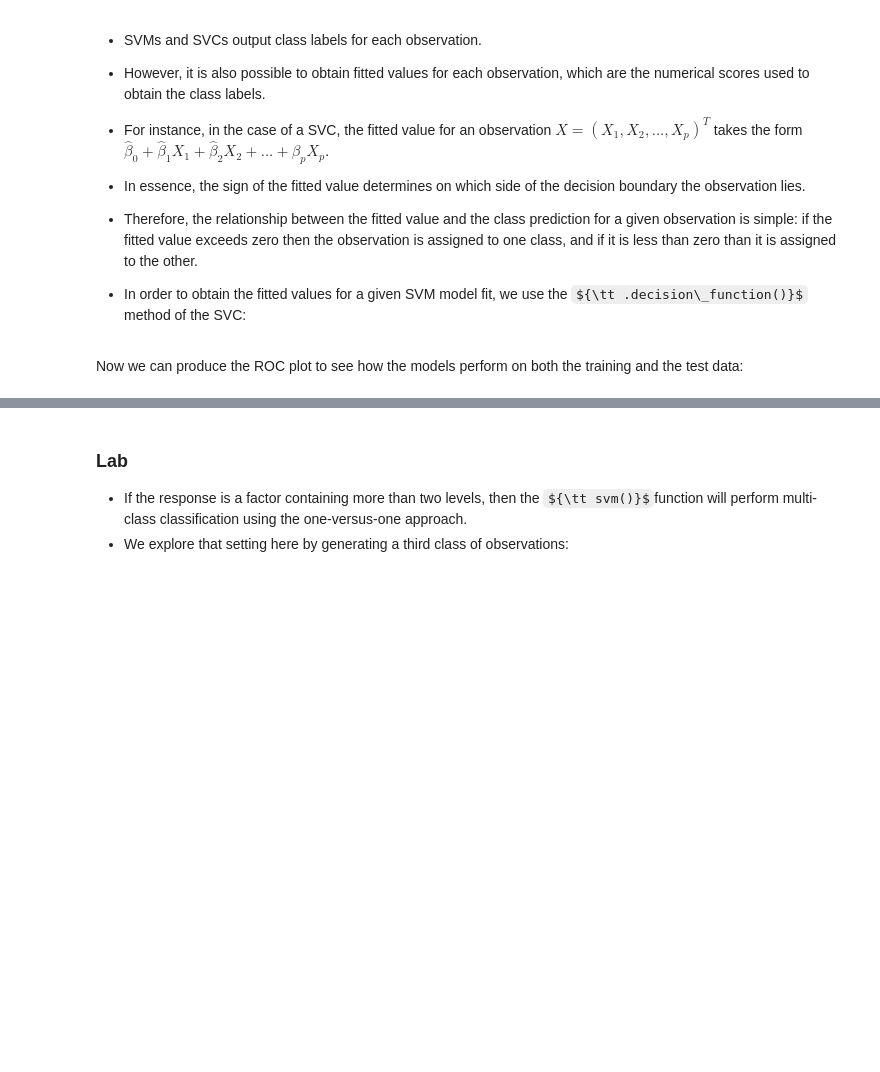
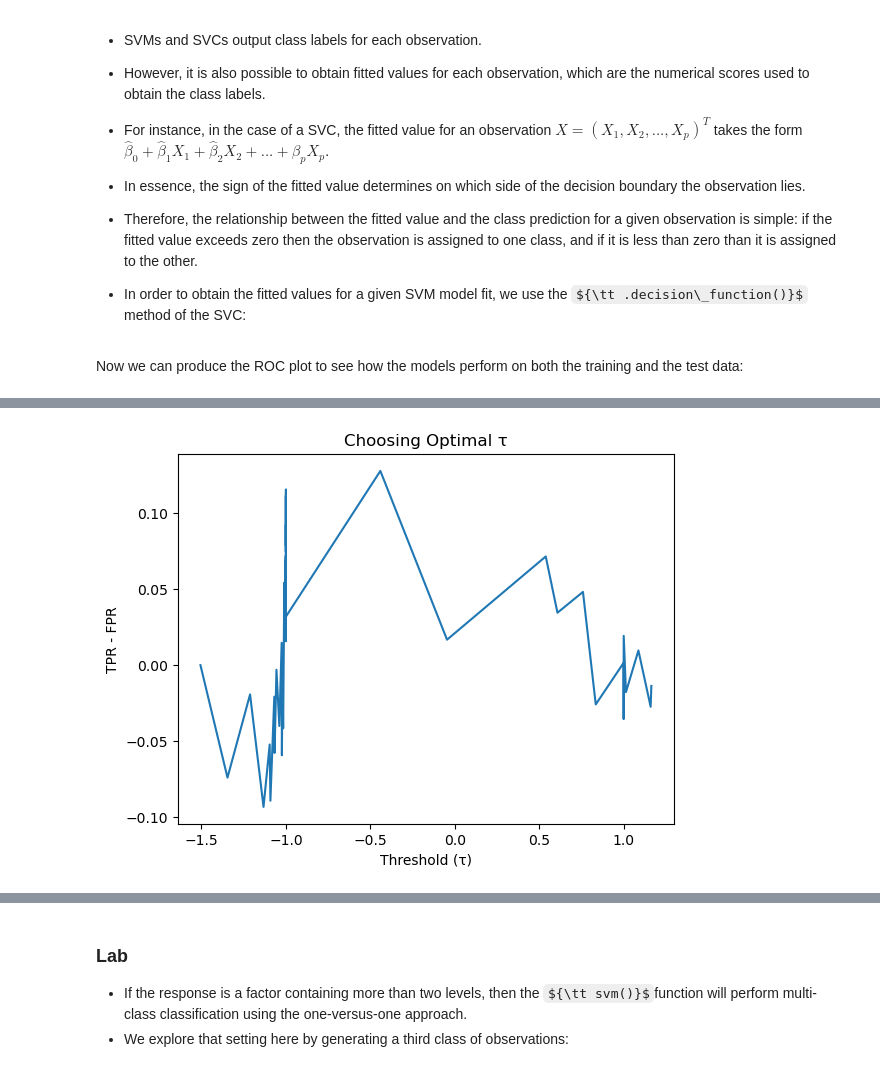
Before and after one commit to hathimazman/Master-Data-Science, a Jupyter notebook: Semester_2/Machine Learning/Week 9.ipynb, the cells around one changed output, grey strips where cells are left out. Cells and saved outputs as stored; diff of their text form; code cells hidden in the pictures; some formulas as TeX source; blank space fills up the shorter version.

```diff
--- a/Semester_2/Machine Learning/Week 9.ipynb
+++ b/Semester_2/Machine Learning/Week 9.ipynb
@@ -400,3 +653,17 @@ for ax in fig.axes:
+# %%
+from sklearn.metrics import roc_curve
+
+fpr, tpr, thresholds = roc_curve(y_test, y_train_score3)
+
+# Plot ROC and choose a threshold
+import matplotlib.pyplot as plt
+plt.plot(thresholds, tpr - fpr)  # You can also plot tpr, fpr individually
+plt.xlabel("Threshold (τ)")
+plt.ylabel("TPR - FPR")
+plt.title("Choosing Optimal τ")
+plt.show()
+# %% [output]
+[figure, added]
 # %% [markdown]
 
 ## Multi-Class SVM
```
Also changed, not shown: parts of 48 cells of this notebook, 1 other file.
